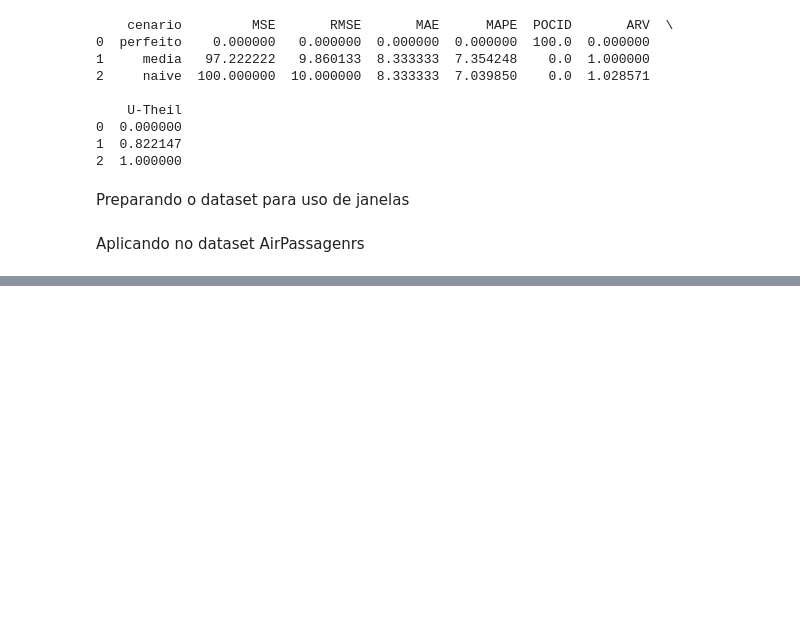
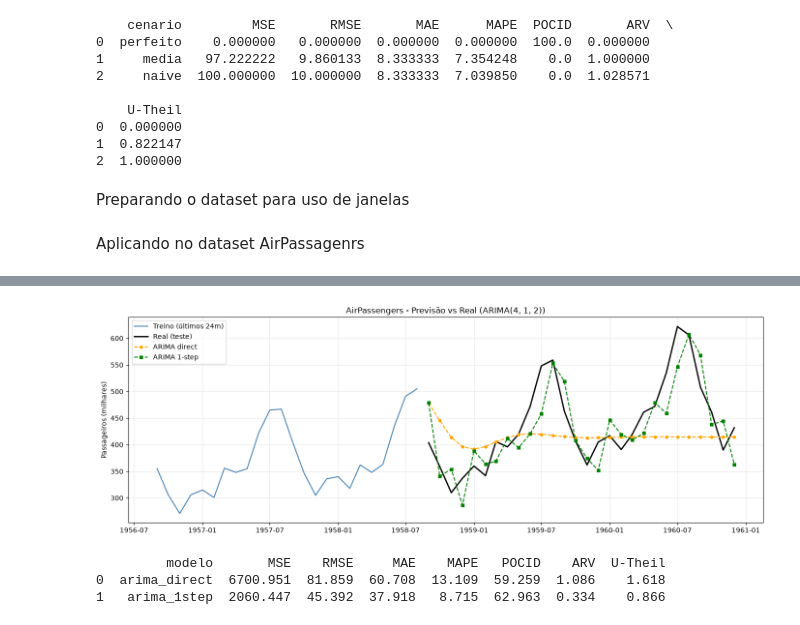
Before and after one commit to VanthuirMaia/ST_Projeto_Estudos, a Jupyter notebook: aula04.ipynb, the cells around one changed output, grey strips where cells are left out. Saved outputs shown, nothing was run; the diff lists cells and outputs as text; code cells hidden in the pictures; blank space fills up the shorter version.

```diff
--- a/aula04.ipynb
+++ b/aula04.ipynb
@@ -212,0 +436,16 @@ print(df_lagged.tail())
+# %%
+# ARima - direct
+
+from statsmodels.tsa.arima.model import ARIMA
+
+# usa a ordem encontrada pelo auto_arima
+ordem = modelo_auto.order
+
+# treina uma vez no conjunto de treino
+modelo_direct = ARIMA(train, order=ordem).fit()
+
+# prevê os 28 pontos de uma vez, sem receber dados reais no meio
+arima_direct = modelo_direct.forecast(steps=test_size)
+
+print(f'Previsões direct: {len(arima_direct)} pontos')
+print(arima_direct.head())
@@ -212,0 +505,36 @@ print(df_lagged.tail())
+# %%
+# --- Visualização ---
+plt.figure(figsize=(14, 5))
+
+# treino (últimos 24 meses pra dar contexto)
+plt.plot(train.index[-24:], train.values[-24:], label='Treino (últimos 24m)', color='steelblue')
+
+# real de teste
+plt.plot(test.index, test.values, label='Real (teste)', color='black', linewidth=2)
+
+# previsões
+plt.plot(test.index, arima_direct.values, label='ARIMA direct',
+         color='orange', linestyle='--', marker='o', markersize=4)
+plt.plot(test.index, arima_1step.values, label='ARIMA 1-step',
+         color='green', linestyle='--', marker='s', markersize=4)
+
+plt.title(f'AirPassengers - Previsão vs Real (ARIMA{modelo_auto.order})')
+plt.ylabel('Passageiros (milhares)')
+plt.legend()
+plt.grid(alpha=0.3)
+plt.tight_layout()
+plt.show()
+
+
+# --- Métricas ---
+resultado_arima = pd.DataFrame([
+    {'modelo': 'arima_direct', **gerar_metricas(test.values, arima_direct.values)},
+    {'modelo': 'arima_1step',  **gerar_metricas(test.values, arima_1step.values)},
+])
+
+print(resultado_arima.round(3))
+# %% [output]
+[figure, added]
+         modelo       MSE    RMSE     MAE    MAPE   POCID    ARV  U-Theil
+0  arima_direct  6700.951  81.859  60.708  13.109  59.259  1.086    1.618
+1   arima_1step  2060.447  45.392  37.918   8.715  62.963  0.334    0.866
```
Also changed, not shown: parts of 17 cells of this notebook, 1 other file.
